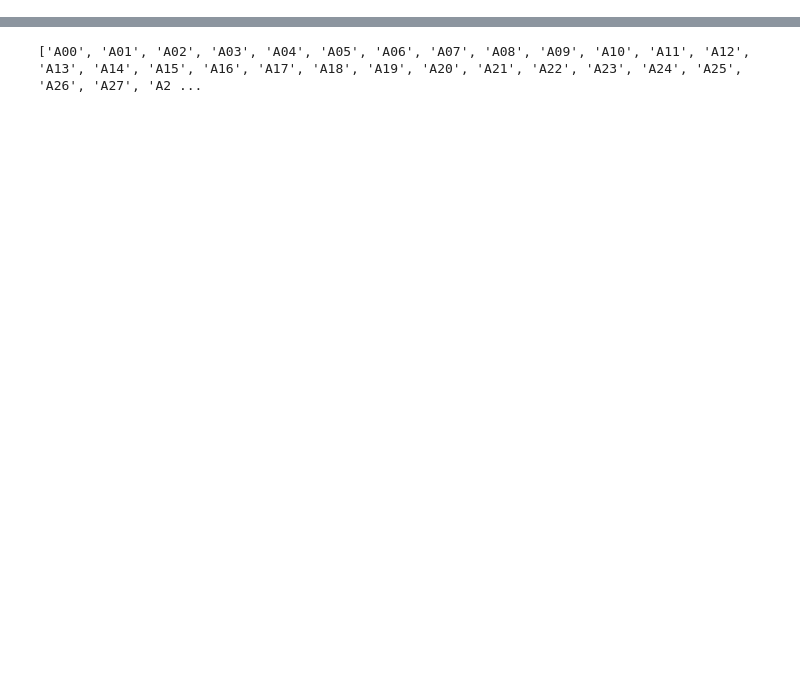
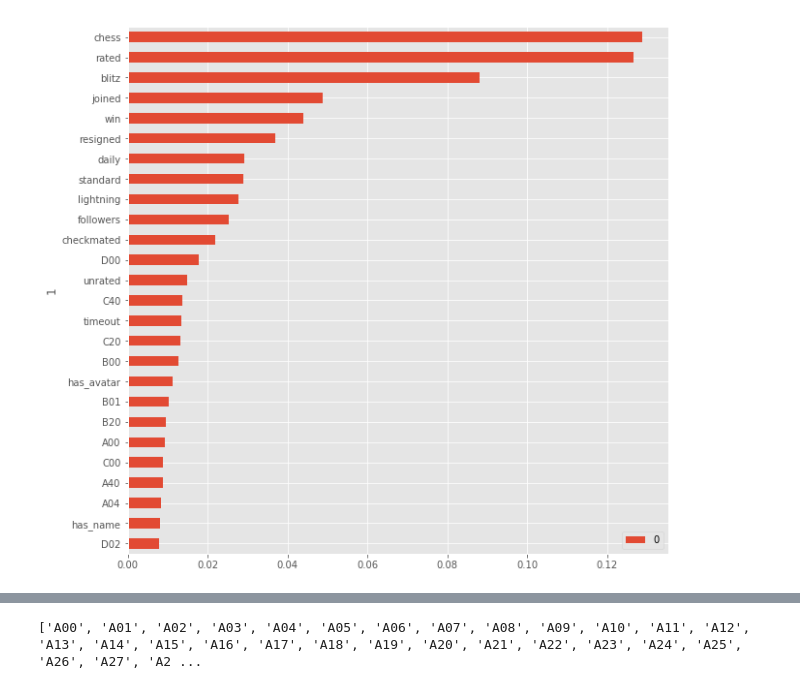
Before and after one commit to Bmcgarry194/ChessStyle, a Jupyter notebook: mongodb.ipynb, the cells around one changed output, grey strips where cells are left out. Saved outputs shown, nothing was run; the diff lists cells and outputs as text; code cells hidden in the pictures; blank space fills up the shorter version.

```diff
--- a/mongodb.ipynb
+++ b/mongodb.ipynb
@@ -212,3 +161,40 @@ bughousepartnerlose
+# %%
+def rf_best_features(X, y, n_features):
+
+    x_columns = X
+
+    y_true = y
+
+    rf_model = RandomForestClassifier(n_estimators=100)
+
+    rf_model.fit(x_columns, y_true)
+
+    feature_importances = {}
+
+    for i in range(len(rf_model.feature_importances_)):
+
+        feature_importances[x_columns.columns[i]] = rf_model.feature_importances_[i]
+
+
+    top_features = Counter(feature_importances).most_common(n_features)
+
+    values = [feature[1] for feature in top_features]
+
+    features = [feature[0] for feature in top_features]
+
+    return values, features
+
+
+def plot_best_features(values, features, figsize_x=10, figsize_y=10):
+
+    new_df = pd.DataFrame(list(zip(values,features))).set_index(1).sort_values(0)
+
+    new_df.plot.barh(figsize=(figsize_x,figsize_y))
+# %%
+values, features = rf_best_features(X_test, y_test, 26)
+plot_best_features(values, features)
+# %% [output]
+[figure, added]
 # %%
 def games_in_a_month(games_column, player, month):
     return len(games_column[player][month][0]['games'])
```
Also changed, not shown: parts of 16 cells of this notebook.
